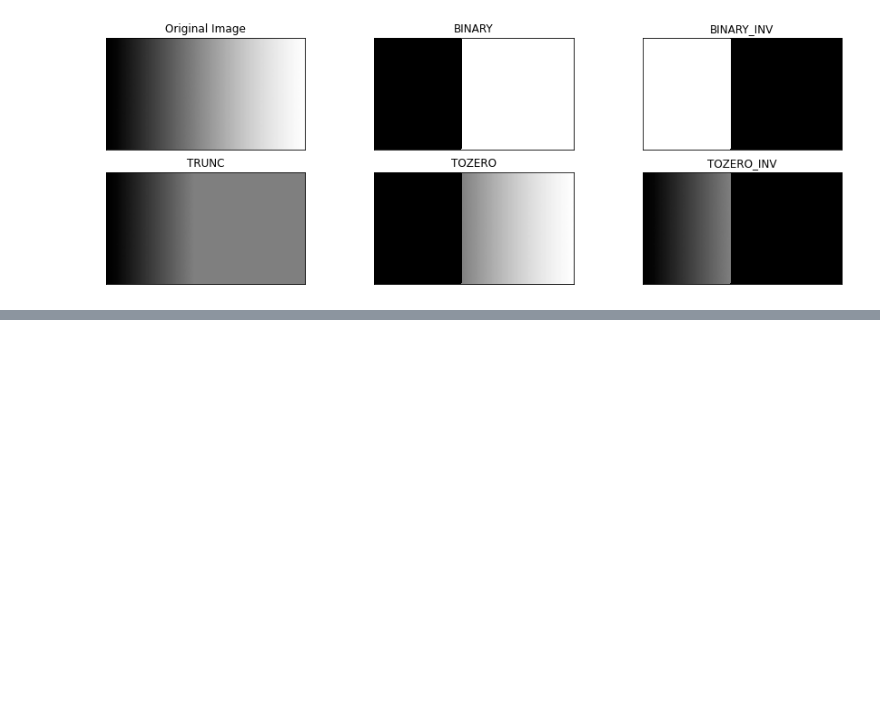
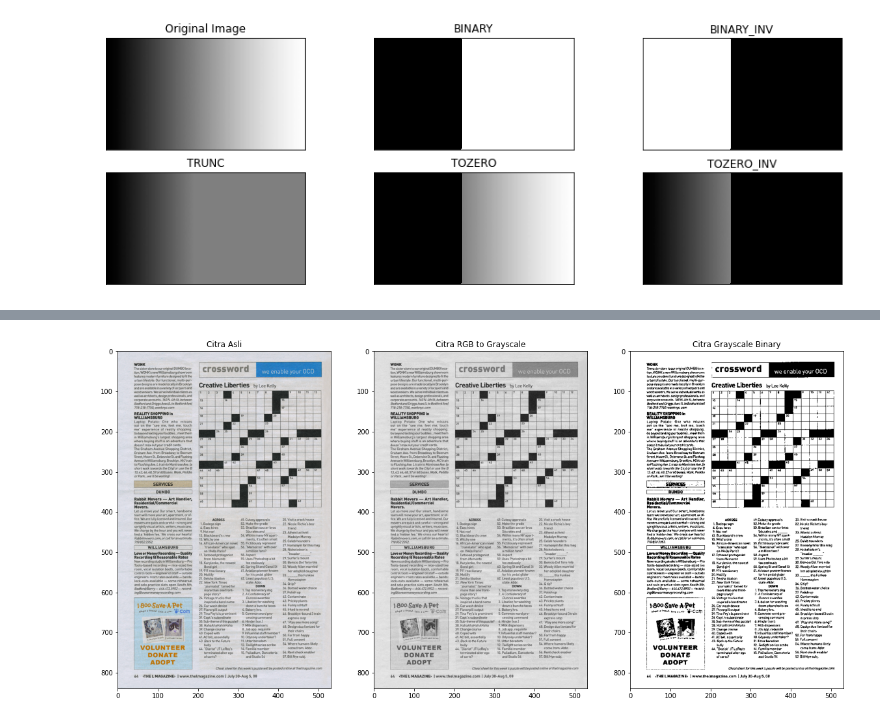
Before and after one commit to pazcalll/PCVK_Genap_2021, a Jupyter notebook: week10.ipynb, the cells around one changed output, grey strips where cells are left out. Drawn from its saved outputs; the diff is of its cells as text; code cells hidden in the pictures; blank space fills up the shorter version.

```diff
--- a/week10.ipynb
+++ b/week10.ipynb
@@ -62,0 +165,16 @@ cv2_imshow(Bin)
+# %%
+file=('/content/drive/MyDrive/PCVK/Images/crossword.jpg')
+crossword=cv.imread(file)
+crossword_rgb=cv.cvtColor(crossword, cv.COLOR_BGR2RGB)
+crossword_gray=cv.cvtColor(crossword_rgb, cv.COLOR_RGB2GRAY)
+ret, thresh =cv.threshold(crossword_gray, 159, 255, cv.THRESH_BINARY)
+plt.figure(figsize=(20,30))
+plt.subplot(131), plt.imshow(crossword)
+plt.title('Citra Asli')
+plt.subplot(132), plt.imshow(crossword_gray,'gray')
+plt.title('Citra RGB to Grayscale')
+plt.subplot(133), plt.imshow(thresh,'gray')
+plt.title('Citra Grayscale Binary')
+plt.show()
+# %% [output]
+[figure, added]
```
Also changed, not shown: parts of 3 cells of this notebook.
